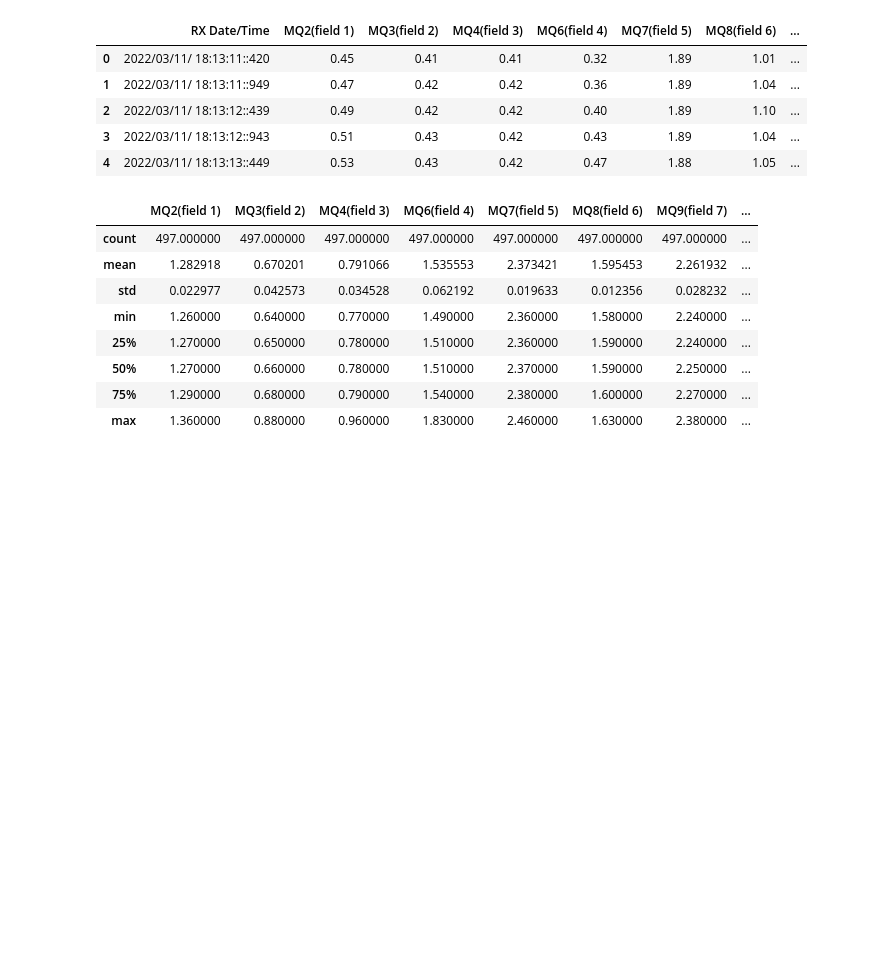
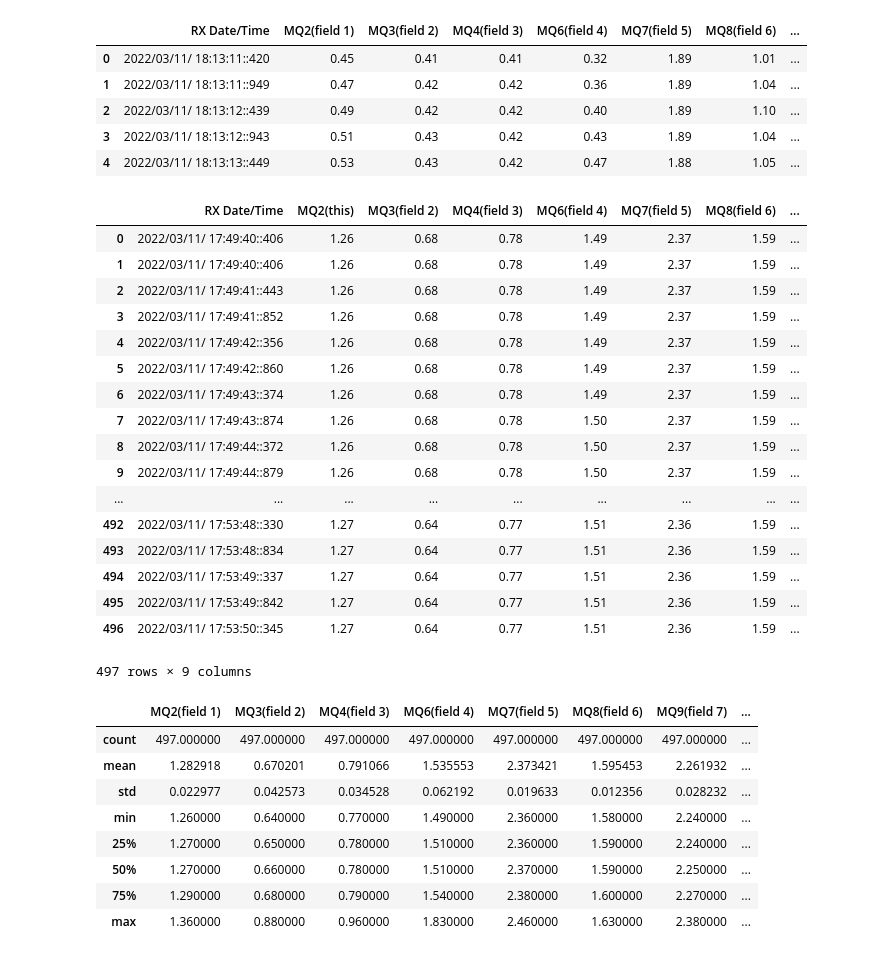
Before and after one commit to e-nose/arduinose, a Jupyter notebook: plotly_test.ipynb, the cells around one changed output. Saved outputs shown, nothing was run; the diff lists cells and outputs as text; code cells hidden in the pictures; blank space fills up the shorter version.

```diff
--- a/plotly_test.ipynb
+++ b/plotly_test.ipynb
@@ -22,6 +22,30 @@ display(vin.head())
 | 2 | 2022/03/11/ 18:13:12::439 | 0.49 | 0.42 | 0.42 | 0.40 | 1.89 | 1.10 | ... |
 | 3 | 2022/03/11/ 18:13:12::943 | 0.51 | 0.43 | 0.42 | 0.43 | 1.89 | 1.04 | ... |
 | 4 | 2022/03/11/ 18:13:13::449 | 0.53 | 0.43 | 0.42 | 0.47 | 1.88 | 1.05 | ... |
+# %%
+pc.columns = ['RX Date/Time', 'MQ2(this)', 'MQ3(field 2)', 'MQ4(field 3)',
+       'MQ6(field 4)', 'MQ7(field 5)', 'MQ8(field 6)', 'MQ9(field 7)',
+       'MQ135(field 8)']
+pc
+# %% [output]
+|  | RX Date/Time | MQ2(this) | MQ3(field 2) | MQ4(field 3) | MQ6(field 4) | MQ7(field 5) | MQ8(field 6) | ... |
+| 0 | 2022/03/11/ 17:49:40::406 | 1.26 | 0.68 | 0.78 | 1.49 | 2.37 | 1.59 | ... |
+| 1 | 2022/03/11/ 17:49:40::406 | 1.26 | 0.68 | 0.78 | 1.49 | 2.37 | 1.59 | ... |
+| 2 | 2022/03/11/ 17:49:41::443 | 1.26 | 0.68 | 0.78 | 1.49 | 2.37 | 1.59 | ... |
+| 3 | 2022/03/11/ 17:49:41::852 | 1.26 | 0.68 | 0.78 | 1.49 | 2.37 | 1.59 | ... |
+| 4 | 2022/03/11/ 17:49:42::356 | 1.26 | 0.68 | 0.78 | 1.49 | 2.37 | 1.59 | ... |
+| 5 | 2022/03/11/ 17:49:42::860 | 1.26 | 0.68 | 0.78 | 1.49 | 2.37 | 1.59 | ... |
+| 6 | 2022/03/11/ 17:49:43::374 | 1.26 | 0.68 | 0.78 | 1.49 | 2.37 | 1.59 | ... |
+| 7 | 2022/03/11/ 17:49:43::874 | 1.26 | 0.68 | 0.78 | 1.50 | 2.37 | 1.59 | ... |
+| 8 | 2022/03/11/ 17:49:44::372 | 1.26 | 0.68 | 0.78 | 1.50 | 2.37 | 1.59 | ... |
+| 9 | 2022/03/11/ 17:49:44::879 | 1.26 | 0.68 | 0.78 | 1.50 | 2.37 | 1.59 | ... |
+| ... | ... | ... | ... | ... | ... | ... | ... | ... |
+| 492 | 2022/03/11/ 17:53:48::330 | 1.27 | 0.64 | 0.77 | 1.51 | 2.36 | 1.59 | ... |
+| 493 | 2022/03/11/ 17:53:48::834 | 1.27 | 0.64 | 0.77 | 1.51 | 2.36 | 1.59 | ... |
+| 494 | 2022/03/11/ 17:53:49::337 | 1.27 | 0.64 | 0.77 | 1.51 | 2.36 | 1.59 | ... |
+| 495 | 2022/03/11/ 17:53:49::842 | 1.27 | 0.64 | 0.77 | 1.51 | 2.36 | 1.59 | ... |
+| 496 | 2022/03/11/ 17:53:50::345 | 1.27 | 0.64 | 0.77 | 1.51 | 2.36 | 1.59 | ... |
+497 rows × 9 columns
 # %%
 display(pc.describe())
 print(pc['MQ3(field 2)'].max())
```
Also changed, not shown: parts of 2 cells of this notebook, 3 other files.
